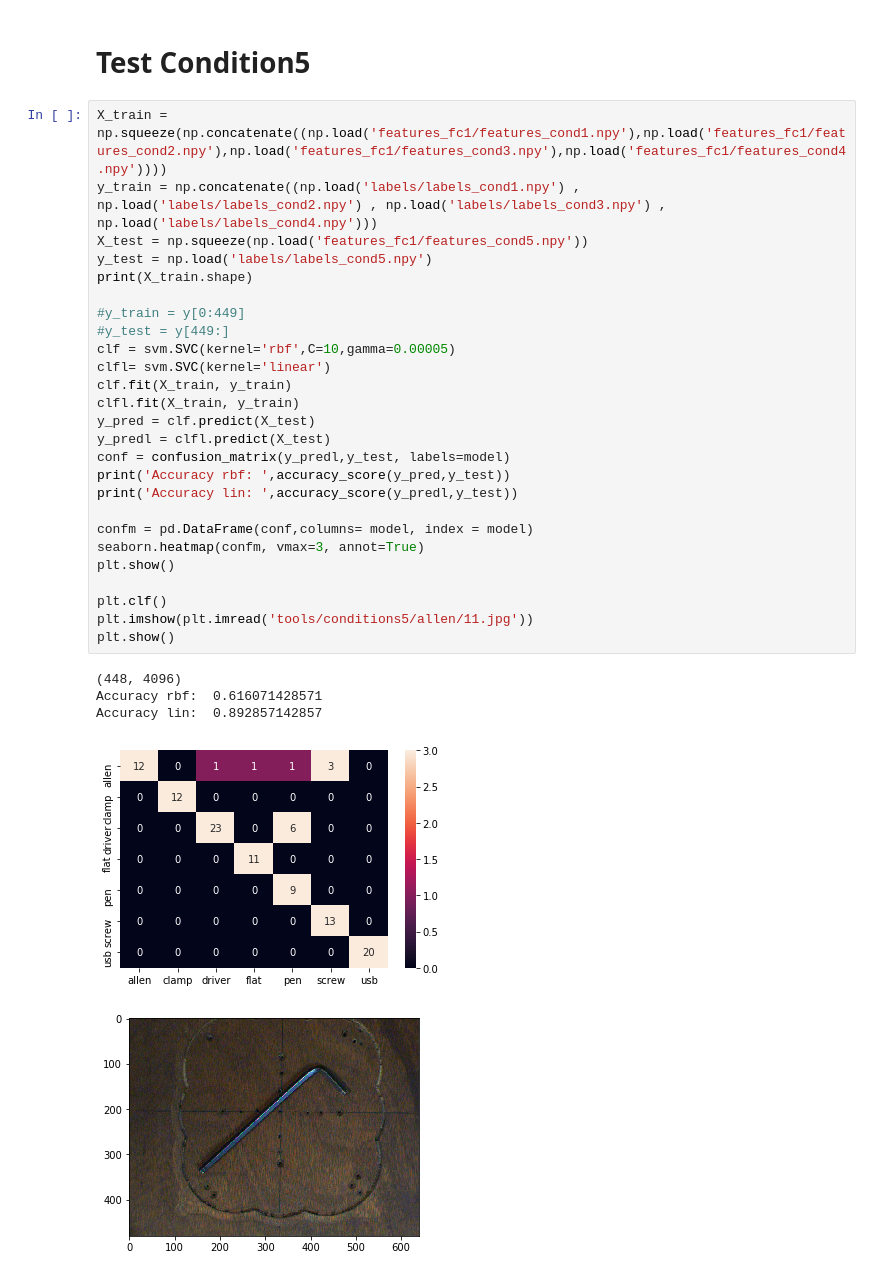
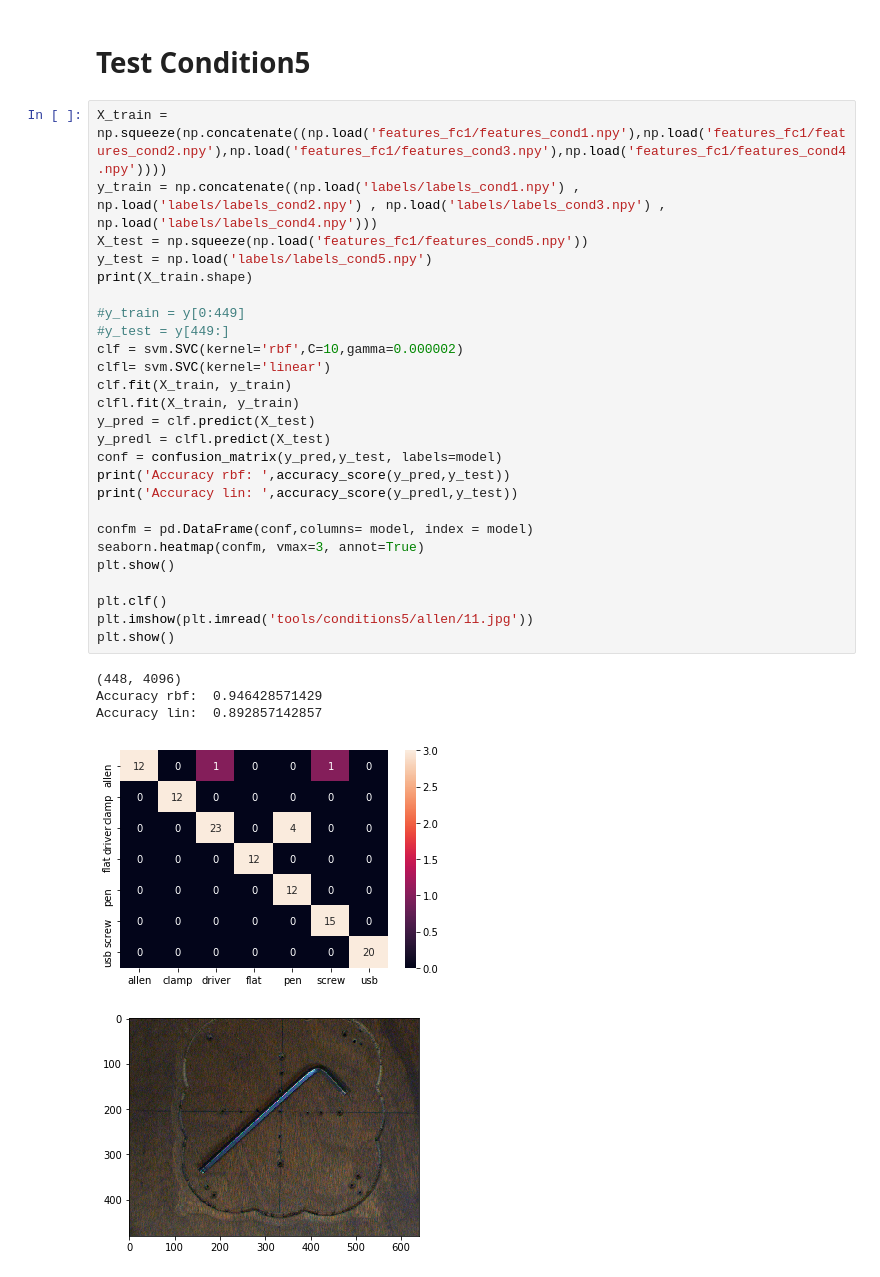
Before and after one commit to huchorigard/tools-classification, a Jupyter notebook: Classification fc1.ipynb, the cells around one changed output. Drawn from its saved outputs; the diff is of its cells as text.

```diff
--- a/Classification fc1.ipynb
+++ b/Classification fc1.ipynb
@@ -177,32 +181,32 @@ Accuracy lin:  0.383928571429
 # %%
 X_train = np.squeeze(np.concatenate((np.load('features_fc1/features_cond1.npy'),np.load('features_fc1/features_cond2.npy'),np.load('features_fc1/features_cond3.npy'),np.load('features_fc1/features_cond4.npy'))))
 y_train = np.concatenate((np.load('labels/labels_cond1.npy') , np.load('labels/labels_cond2.npy') , np.load('labels/labels_cond3.npy') , np.load('labels/labels_cond4.npy')))
 X_test = np.squeeze(np.load('features_fc1/features_cond5.npy'))
 y_test = np.load('labels/labels_cond5.npy')
 print(X_train.shape)
 
 #y_train = y[0:449]
 #y_test = y[449:]
-clf = svm.SVC(kernel='rbf',C=10,gamma=0.00005)
+clf = svm.SVC(kernel='rbf',C=10,gamma=0.000002)
 clfl= svm.SVC(kernel='linear')
 clf.fit(X_train, y_train)
 clfl.fit(X_train, y_train)
 y_pred = clf.predict(X_test)
 y_predl = clfl.predict(X_test)
-conf = confusion_matrix(y_predl,y_test, labels=model)
+conf = confusion_matrix(y_pred,y_test, labels=model)
 print('Accuracy rbf: ',accuracy_score(y_pred,y_test))
 print('Accuracy lin: ',accuracy_score(y_predl,y_test))
 
 confm = pd.DataFrame(conf,columns= model, index = model)
 seaborn.heatmap(confm, vmax=3, annot=True)
 plt.show()
 
 plt.clf()
 plt.imshow(plt.imread('tools/conditions5/allen/11.jpg'))
 plt.show()
 # %% [output]
 (448, 4096)
-Accuracy rbf:  0.616071428571
+Accuracy rbf:  0.946428571429
 Accuracy lin:  0.892857142857
-[figure, old version]
+[figure, new version]
 [figure]
```
Also changed, not shown: parts of 10 cells of this notebook.
